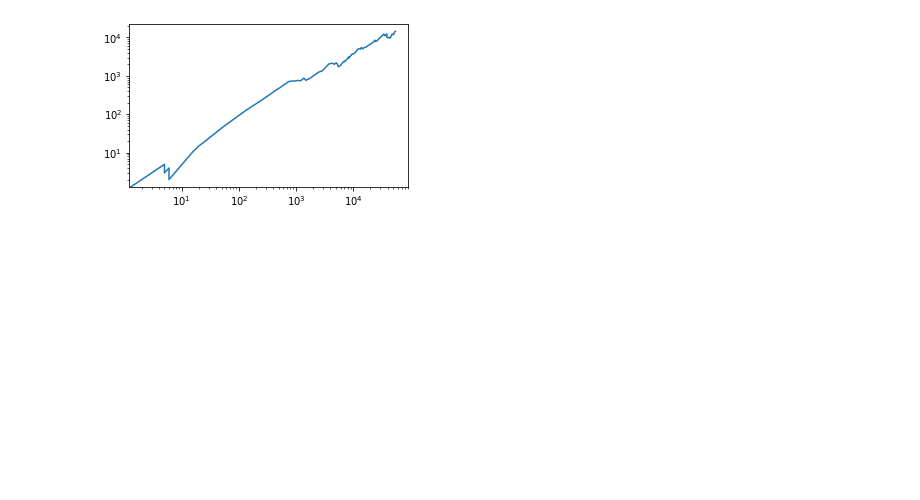
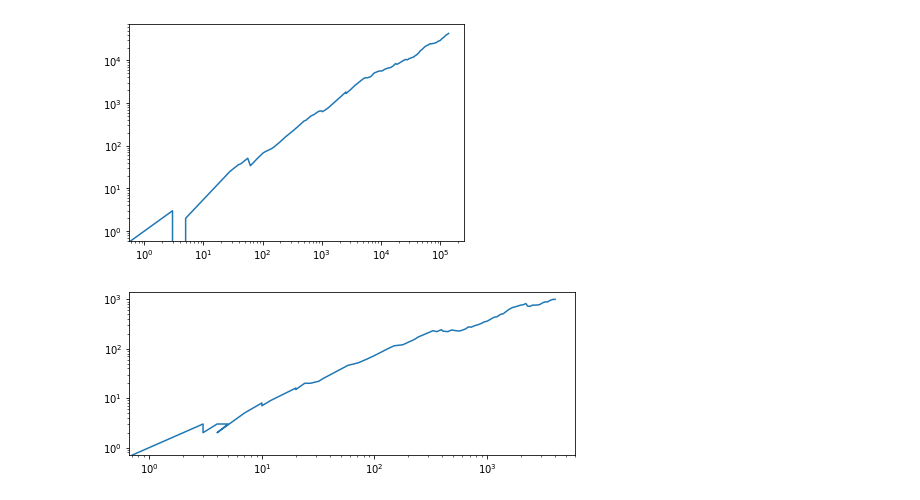
Before and after one commit to wajeehmisbahkhan/CovidTrends, a Jupyter notebook: main.ipynb, the cells around one changed output. Drawn from its saved outputs; the diff is of its cells as text; code cells hidden in the pictures; blank space fills up the shorter version.

Commit message:
Made life and death charts

```diff
--- a/main.ipynb
+++ b/main.ipynb
@@ -24,10 +12,50 @@ for i in range(len(total_confirmed_cases)):
+# %%
+# Calculate x and y axes
+countries_total_cases = np.empty([len(cases.index), cases.columns.size], dtype=int)
+countries_last_week_new = np.empty([len(cases.index), cases.columns.size], dtype=int)
+for i in range(len(cases.index)):
+    total_confirmed_cases = cases.iloc[i].copy().to_numpy()
+    last_week_cases = np.empty(total_confirmed_cases.size)
+    last_week_case = total_confirmed_cases[0]
+    for j in range(len(total_confirmed_cases)):
+        if j > 7:
+            last_week_case = total_confirmed_cases[j] - total_confirmed_cases[j - 7]
+        last_week_cases[j] = last_week_case
+    countries_total_cases[i] = total_confirmed_cases
+    countries_last_week_new[i] = last_week_cases
+countries_total_deaths = np.empty([len(cases.index), cases.columns.size], dtype=int)
+countries_last_week_deaths = np.empty([len(cases.index), cases.columns.size], dtype=int)
+for i in range(len(deaths.index)):
+    total_deaths = deaths.iloc[i].copy().to_numpy()
+    last_week_deaths = np.empty(total_deaths.size)
+    last_week_death = total_deaths[0]
+    for j in range(len(total_confirmed_cases)):
+        if j > 7:
+            last_week_death = total_deaths[j] - total_deaths[j - 7]
+        last_week_deaths[j] = last_week_death
+    countries_total_deaths[i] = total_deaths
+    countries_last_week_deaths[i] = last_week_deaths
+# %%
+# User Input
+country_to_plot = 'India'
+arr = cases_csv['Country/Region'] == country_to_plot
+val = arr[arr == True]
+if (val.empty):
+    print("Country Not Found.")
+else:
+    country_index = val.index[0]
 # %%
 # Plotting
-plt.plot(total_confirmed_cases, last_week_new_cases)
+plt.plot(countries_total_cases[country_index], countries_last_week_new[country_index])
 plt.xscale('log')
 plt.yscale('log')
-# More width
-plt.rcParams["figure.figsize"] = (5,3)
+plt.rcParams['figure.figsize'] = (8,3) # More width
 plt.show()
+plt.plot(countries_total_deaths[country_index], countries_last_week_deaths[country_index])
+plt.xscale('log')
+plt.yscale('log')
+plt.rcParams['figure.figsize'] = (8,3) # More width
+plt.show()
 # %% [output]
-[figure, old version]
+[figure, new version]
+[figure, added]
```
Also changed, not shown: parts of 3 cells of this notebook.
